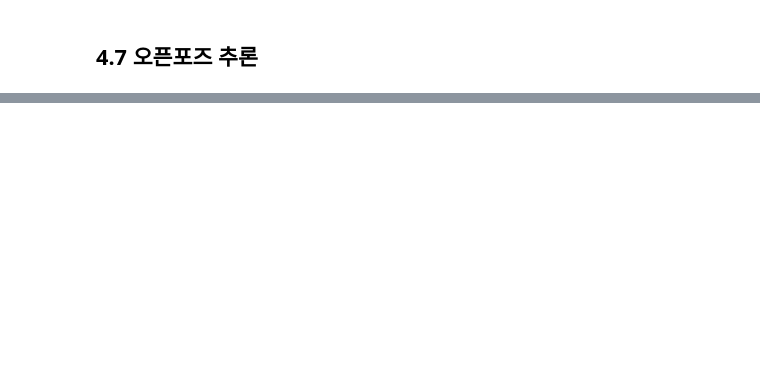
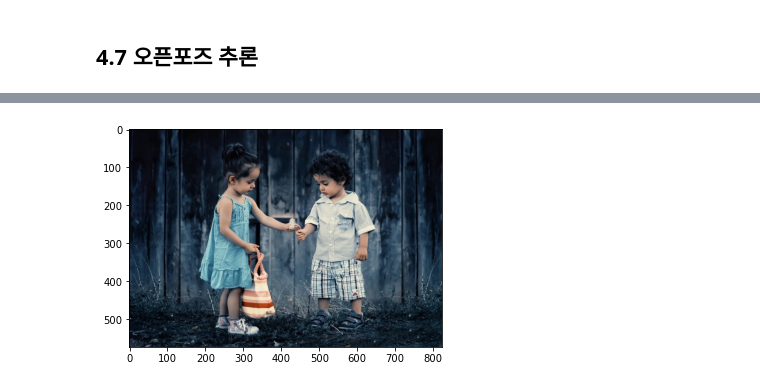
Before and after one commit to KodaHye/PyTorch, a Jupyter notebook: Chapter4. 자세 추정(OpenPose)/4. 자세 추정(OpenPose).ipynb, the cells around one changed output, grey strips where cells are left out. Saved outputs shown, nothing was run; the diff lists cells and outputs as text; code cells hidden in the pictures; blank space fills up the shorter version.

```diff
--- a/Chapter4. 자세 추정(OpenPose)/4. 자세 추정(OpenPose).ipynb
+++ b/Chapter4. 자세 추정(OpenPose)/4. 자세 추정(OpenPose).ipynb
@@ -1041,41 +1055,40 @@ FileNotFoundError: [Errno 2] No such file or directory: './weights/pose_model_sc
 # %%
 # 야구 이미지를 읽어 전처리 실행
-test_image = './data/hit-1407826_640.jpg'
+test_image = './data/img5.png'
 oriImg = cv2.imread(test_image)  # B,G,R 순서
 
 # BGR을 RGB로 표시
 oriImg = cv2.cvtColor(oriImg, cv2.COLOR_BGR2RGB)
 plt.imshow(oriImg)
 plt.show()
 
 # 이미지 resize
 size = (368, 368)
 img = cv2.resize(oriImg, size, interpolation=cv2.INTER_CUBIC)
 
 # 이미지 전처리
 img = img.astype(np.float32) / 255.
 
 # 색상 정보 표준화
 color_mean = [0.485, 0.456, 0.406]
 color_std = [0.229, 0.224, 0.225]
 
-# 21/03/07 Issue147 https://github.com/YutaroOgawa/pytorch_advanced/issues/147
-# 色チャネルの順番を誤っています
-# preprocessed_img = img.copy()[:, :, ::-1]  # RGB→BGR
 preprocessed_img = img.copy()  # RGB
 
 for i in range(3):
     preprocessed_img[:, :, i] = preprocessed_img[:, :, i] - color_mean[i]
     preprocessed_img[:, :, i] = preprocessed_img[:, :, i] / color_std[i]
 
 # （높이, 폭 색）→（색, 높이, 폭）
 img = preprocessed_img.transpose((2, 0, 1)).astype(np.float32)
 
 # 이미지를 텐서로
 img = torch.from_numpy(img)
 
 # 미니 배치화: torch.Size([1, 3, 368, 368])
 x = img.unsqueeze(0)
+# %% [output]
+[figure, added]
 # %%
 # OpenPose로 heatmaps과 PAFs를 구한다.
 net.eval()
```
Also changed, not shown: parts of 16 cells of this notebook.
